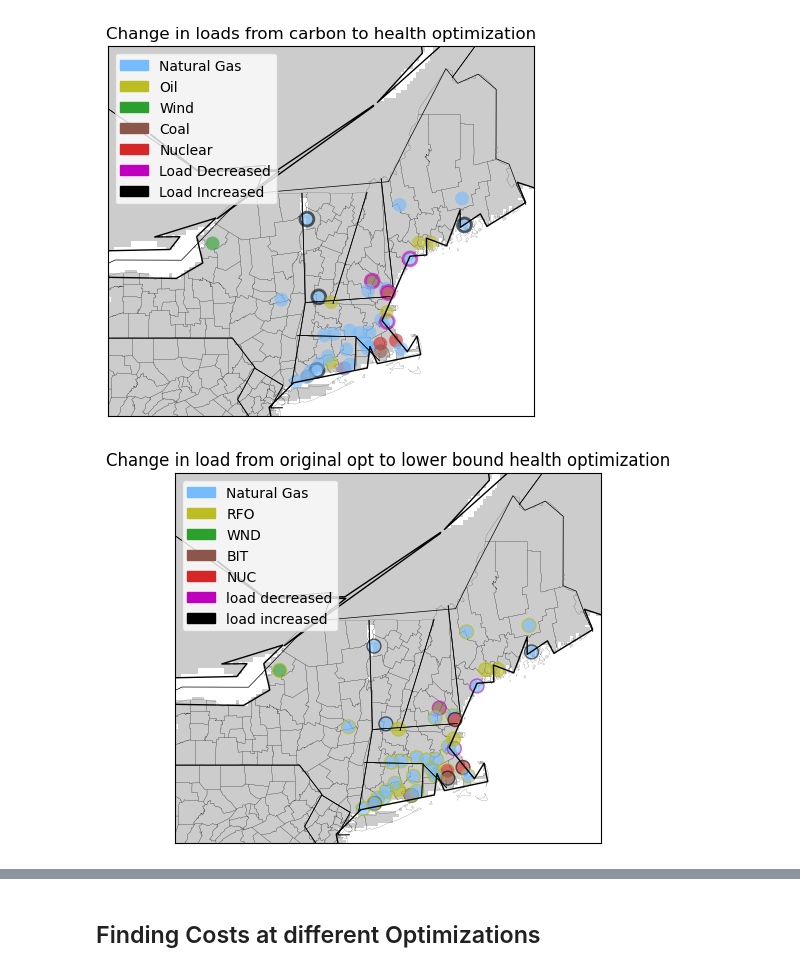
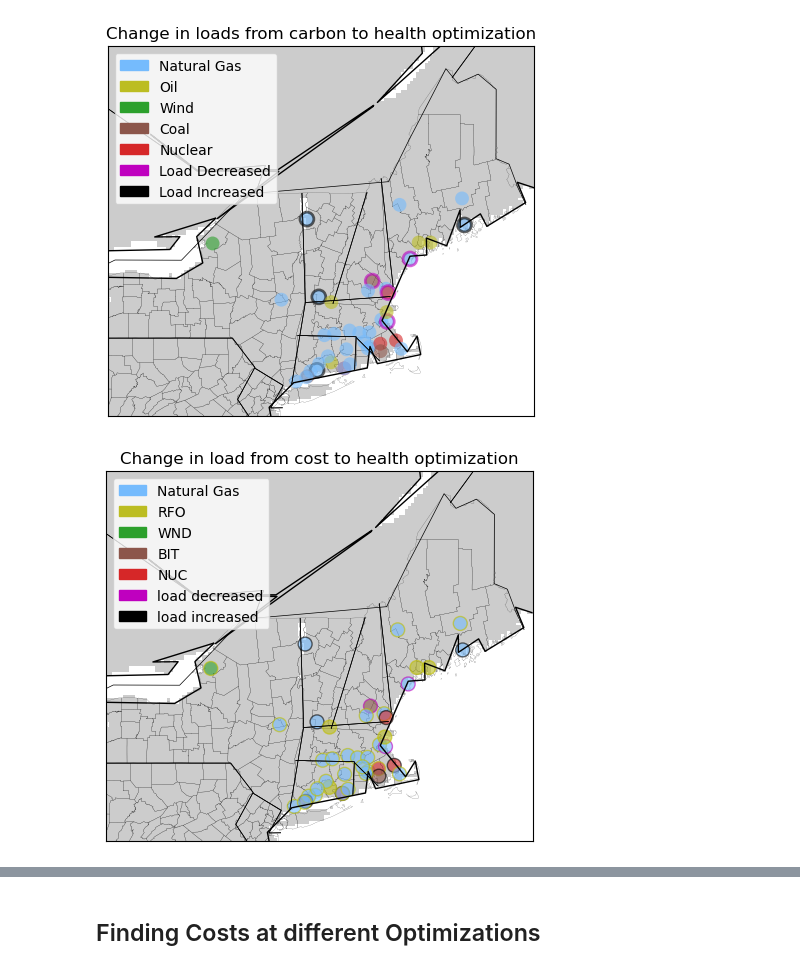
Before and after one commit to elizrgrs/powersystemspublichealth, a Jupyter notebook: dataprocessing/generationgraphing.ipynb, the cells around one changed output, grey strips where cells are left out. Saved outputs shown, nothing was run; the diff lists cells and outputs as text; code cells hidden in the pictures.

```diff
--- a/dataprocessing/generationgraphing.ipynb
+++ b/dataprocessing/generationgraphing.ipynb
@@ -392,35 +392,35 @@ health_oglow = Basemap(
 health_oglow.drawcoastlines()
 health_oglow.drawstates()
 health_oglow.drawcounties()
 health_oglow.drawcountries()
 health_oglow.drawlsmask(land_color='0.8', ocean_color='w', lsmask=None, lsmask_lons=None, lsmask_lats=None, lakes=True, resolution='l', grid=5)
 
 
 
 # first graph based on original
 x, y = health_oglow(longitude, latitude)  # Projecting latitudes and longitudes to map coordinates
 health_oglow.scatter(x, y,s=100,c=colors, cmap='viridis', marker='o', alpha=0.6, edgecolor=borders_og_low)
 # m.scatter(x,y,3,marker='o',color='k')
 
 
 # Adding a colorbar to represent the data values
 # plt.colorbar(label='Data Values')
 
 natGas = mpatches.Patch(color='xkcd:sky blue', label='Natural Gas')
 oil = mpatches.Patch(color='tab:olive', label='RFO')
 wind = mpatches.Patch(color='tab:green', label='WND')
 bit = mpatches.Patch(color='tab:brown', label='BIT')
 nuc = mpatches.Patch(color='tab:red', label='NUC')
 pink = mpatches.Patch(color='m', label='load decreased')
 black = mpatches.Patch(color='k', label='load increased')
 
 plt.legend(handles=[natGas,oil,wind,bit,nuc, pink, black])
 
 # Display the map with plotted data
-plt.title('Change in load from original opt to lower bound health optimization')
+plt.title('Change in load from cost to health optimization')
 plt.show()
 # %% [output]
-[figure, old version]
+[figure, new version]
 # %%
 # plot differences in health costs between health and ogiginal
 gen_diff_og_high = np.subtract(gen_high['Generation: Upper Health Bound'],gen_og['Generation: Original Model']) / gen_og['Generation: Original Model']
```
Also changed, not shown: parts of 5 cells of this notebook, 32 other files.
